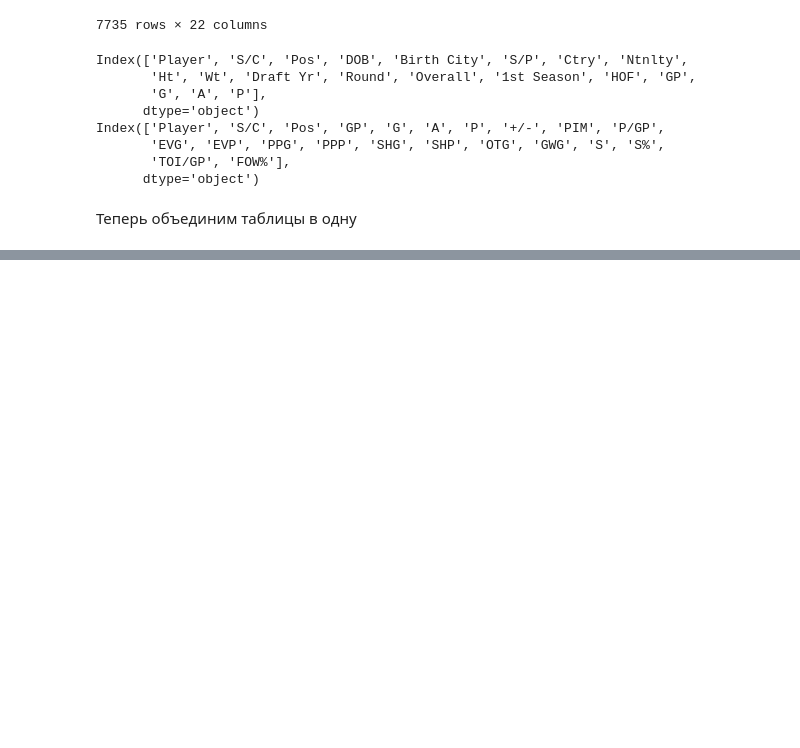
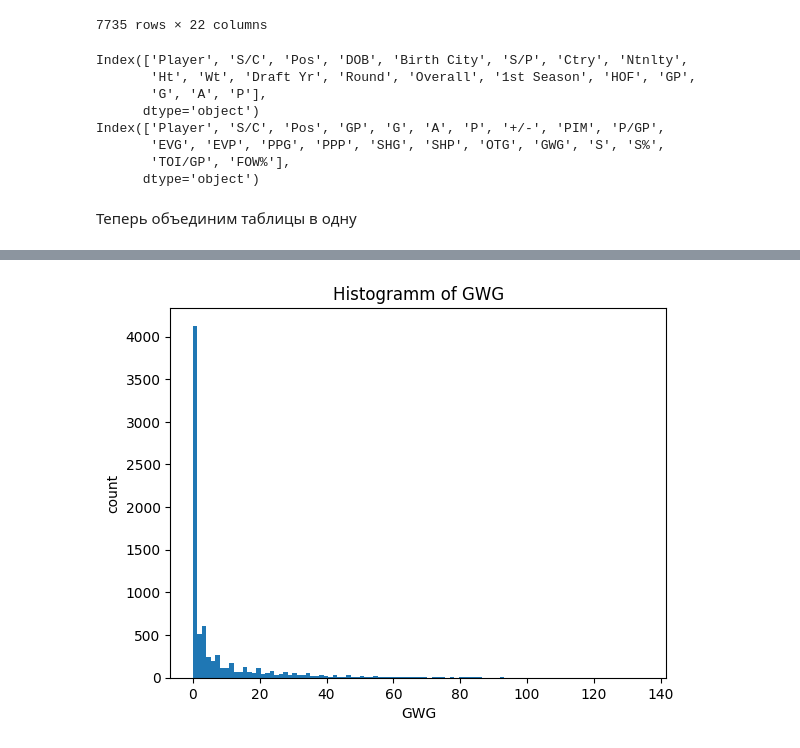
Before and after one commit to mgolovstik/cpm_project, a Jupyter notebook: test.ipynb, the cells around one changed output, grey strips where cells are left out. Drawn from its saved outputs; the diff is of its cells as text; code cells hidden in the pictures; blank space fills up the shorter version.

```diff
--- a/test.ipynb
+++ b/test.ipynb
@@ -180,0 +286,8 @@ Name: Ctry, dtype: int64
+# %%
+plt.title('Histogramm of GWG')
+plt.xlabel('GWG')
+plt.ylabel('count')
+plt.hist(player_info['GWG'], bins=100)
+plt.show()
+# %% [output]
+[figure, added]
```
Also changed, not shown: parts of 45 cells of this notebook.
